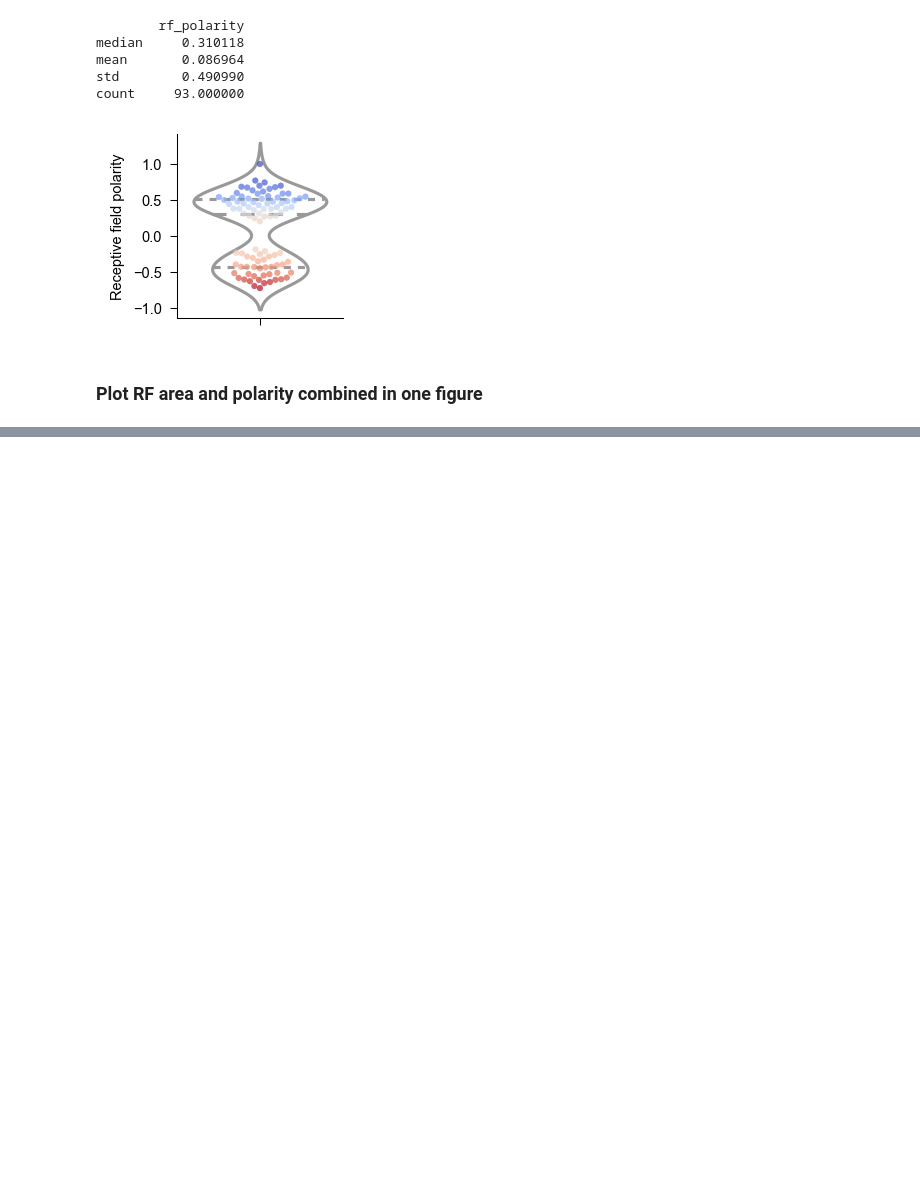
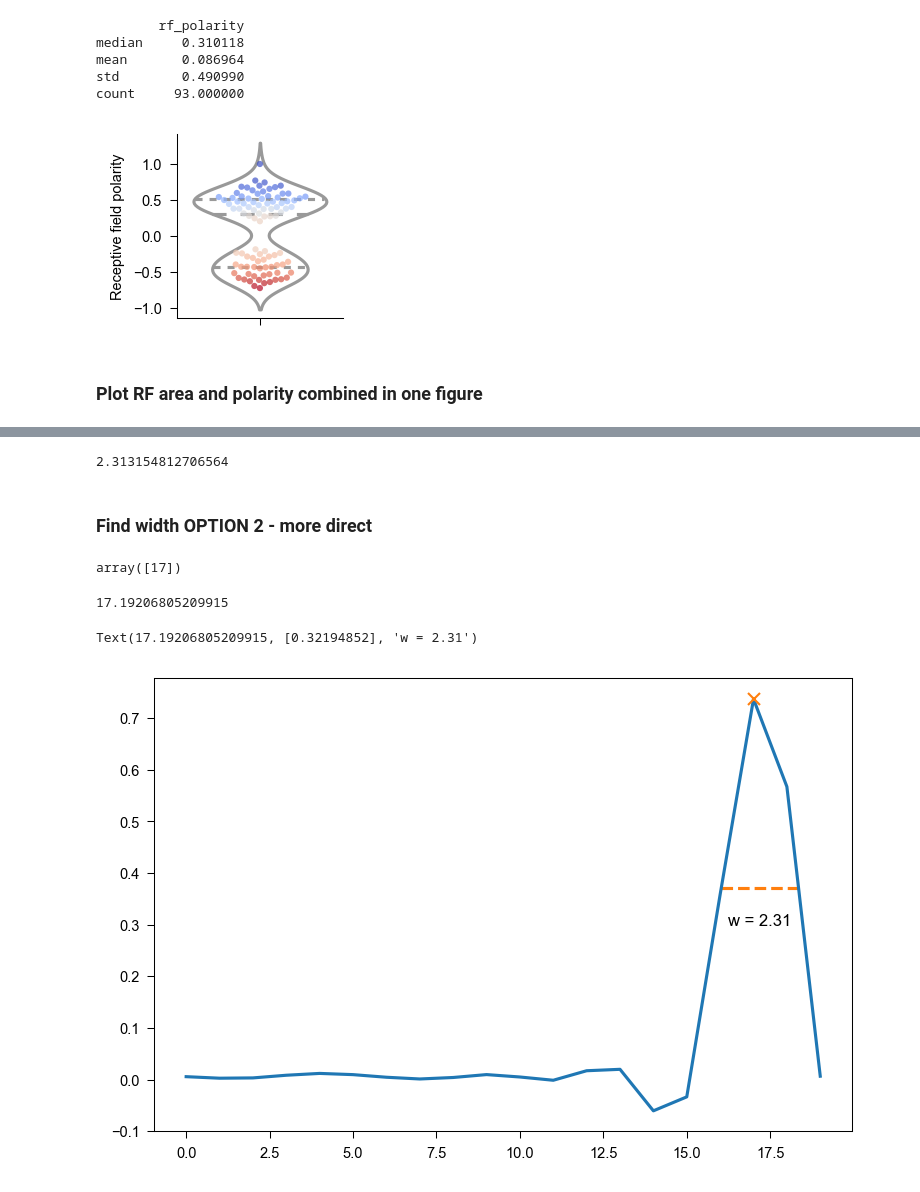
Before and after one commit to yannikbauer/hollymov_code, a Jupyter notebook: hmov_code/fig_model_population/plot_model_population.ipynb, the cells around one changed output, grey strips where cells are left out. Cells and saved outputs as stored; diff of their text form; code cells hidden in the pictures; blank space fills up the shorter version.

```diff
--- a/hmov_code/fig_model_population/plot_model_population.ipynb
+++ b/hmov_code/fig_model_population/plot_model_population.ipynb
@@ -529,0 +593,28 @@ count     93.000000
+# %%
+# Use prominences to extract highest peak
+maxidx = properties['prominences'].argmax()
+width = properties['widths'][maxidx]
+width
+# %% [output]
+2.313154812706564
+# %% [markdown]
+### Find width OPTION 2 - more direct
+# %%
+maxpeak = np.array([tRF.argmax()])
+maxpeak
+# %% [output]
+array([17])
+# %%
+width, w_height, lips, rips = scipy.signal.peak_widths(tRF, maxpeak, rel_height=0.5, prominence_data=None, wlen=None)
+# %%
+(lips + (rips - lips)/2)[0]
+# %% [output]
+17.19206805209915
+# %%
+plt.plot(tRF)
+plt.plot(maxpeak, tRF[maxpeak], "x")
+plt.hlines(w_height, lips, rips, color="C1", linestyle='--')
+plt.annotate(f'w = {width[0]:.2f}', ((lips + (rips - lips)/2)[0], w_height-0.05), va='top', ha='center')
+# %% [output]
+Text(17.19206805209915, [0.32194852], 'w = 2.31')
+[figure, added]
```
Also changed, not shown: parts of 10 cells of this notebook, 2 other files.
